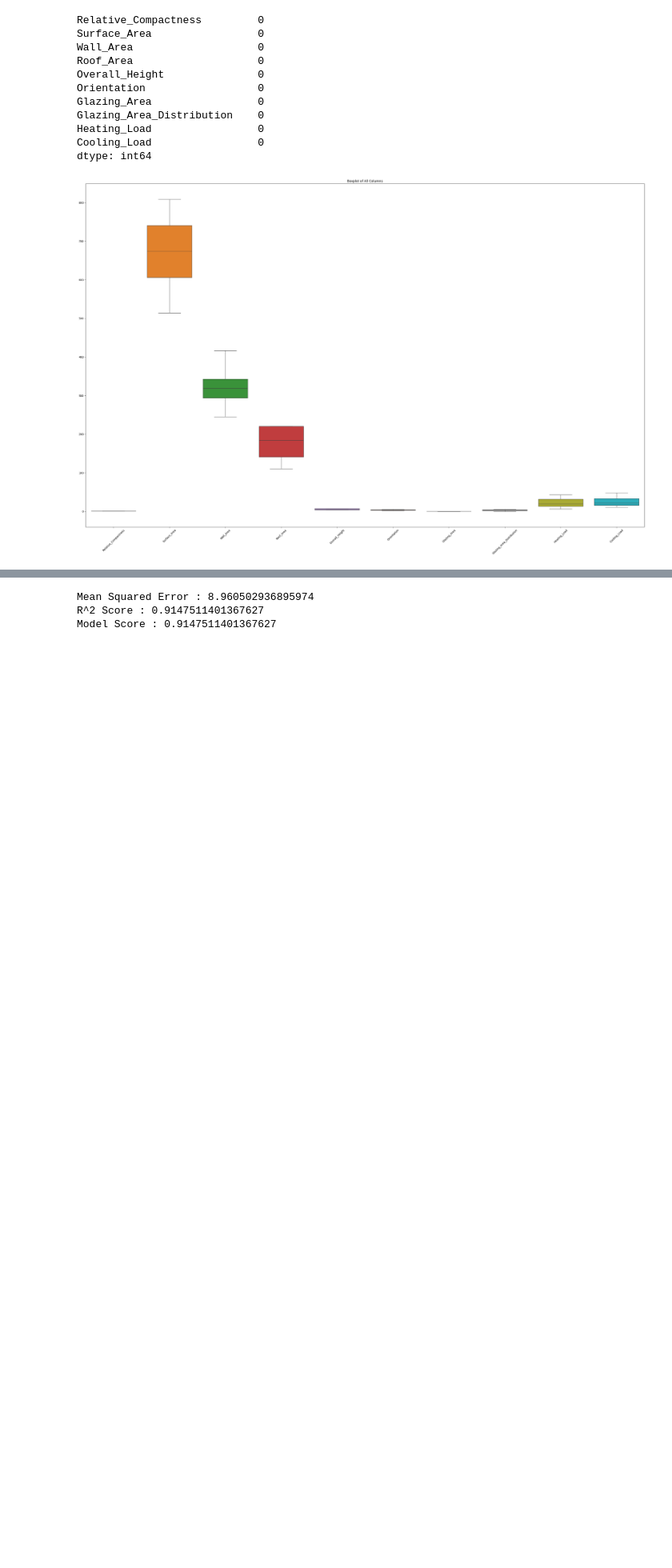
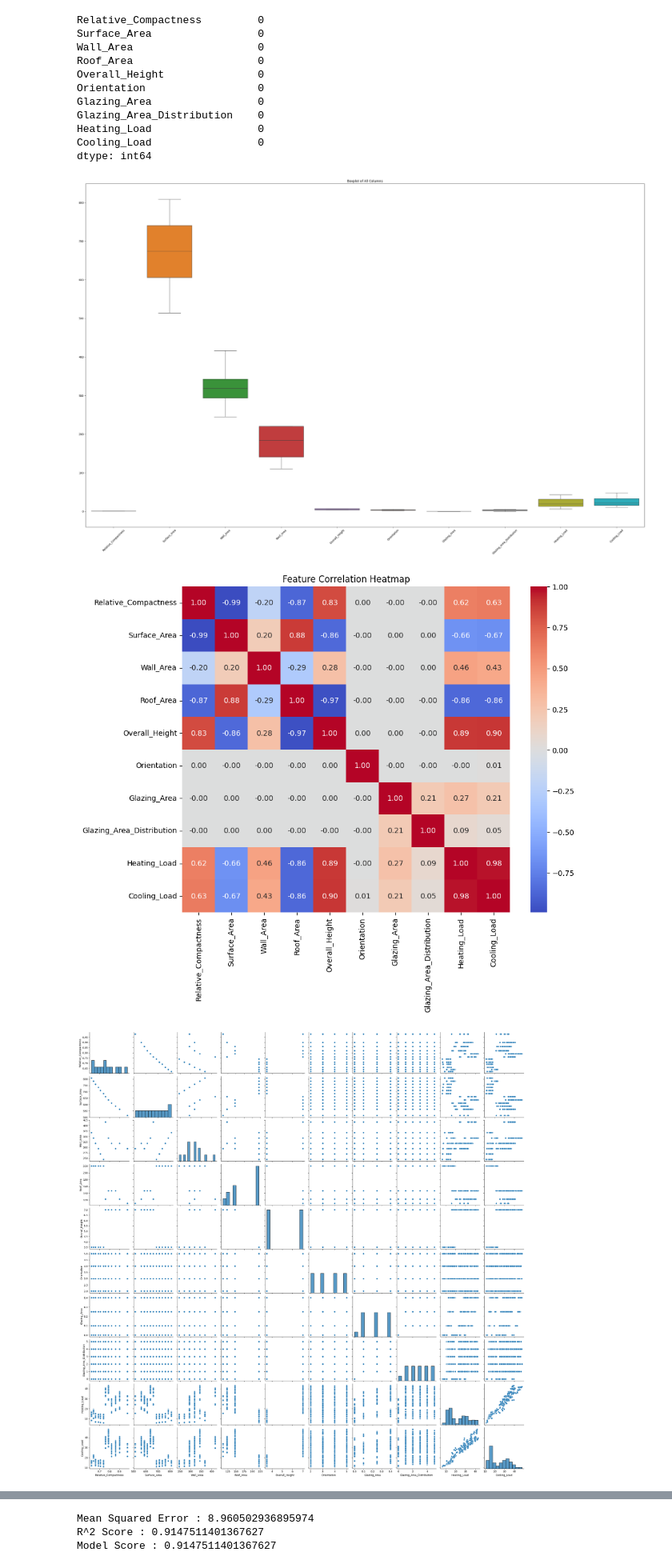
Before and after one commit to balbirs22/energy_efficiency, a Jupyter notebook: energy_efficiency.ipynb, the cells around one changed output, grey strips where cells are left out. Shown at 80% size. Saved outputs shown, nothing was run; the diff lists cells and outputs as text; code cells hidden in the pictures; blank space fills up the shorter version.

```diff
--- a/energy_efficiency.ipynb
+++ b/energy_efficiency.ipynb
@@ -59,3 +60,19 @@ plt.tight_layout()
 plt.show()
 # %% [output]
 [figure]
+# %%
+plt.figure(figsize=(10,8))
+sns.heatmap(df.corr(), annot=True, cmap='coolwarm', fmt='.2f')
+plt.title('Feature Correlation Heatmap')
+plt.show()
+
+sns.pairplot(df[['Relative_Compactness', 'Surface_Area', 'Wall_Area', 'Roof_Area', 'Overall_Height', 'Orientation', 'Glazing_Area', 'Glazing_Area_Distribution', 'Heating_Load', 'Cooling_Load']])
+plt.show()
+
+plt.figure(figsize=(6,4))
+sns.scatterplot(x='Relative_Compactness', y='Heating_Load', data=df)
+plt.title('Relative Compactness vs Heat Energy ')
+plt.show()
+# %% [output]
+[figure, added]
+[figure, added]
```
Also changed, not shown: parts of 6 cells of this notebook, 9 other files.
